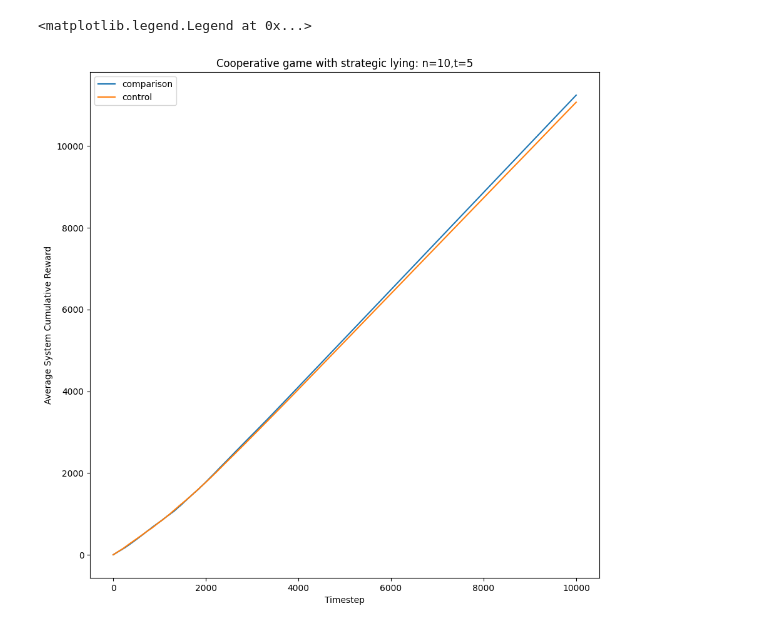
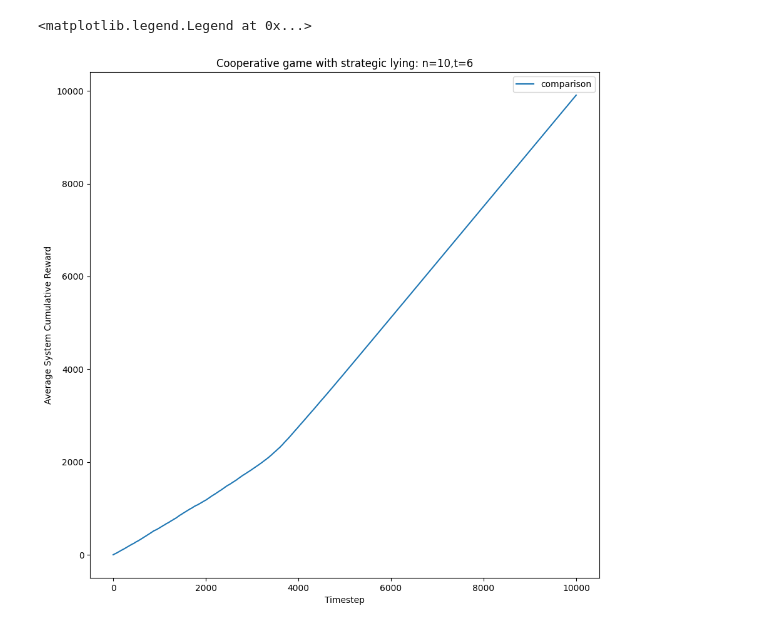
Before and after one commit to akhimoche/coop-form-marl, a Jupyter notebook: graph_test.ipynb, the cells around one changed output. Drawn from its saved outputs; the diff is of its cells as text; code cells hidden in the pictures.

```diff
--- a/graph_test.ipynb
+++ b/graph_test.ipynb
@@ -1,30 +1,29 @@
 # %%
 import matplotlib.pyplot as plt
 import numpy as np
 
 # set parameters
 n = 10
-t = 5
-div= 1001
+t = 6
 
 # load simulation results
-cum_rew_1 = np.load(f'data/comparison/n{n}t{t}div{div}_cum_rew.npy')
-cum_rew_2 = np.load(f'data/control/n{n}t{t}div{div}_cum_rew.npy')
+cum_rew_1 = np.load(f'data/comparison/n{n}t{t}_cum_rew.npy')
+#cum_rew_2 = np.load(f'data/control/n{n}t{t}div{div}_cum_rew.npy')
 
 # average over the simulations
 cum_rew_1 = np.mean(cum_rew_1, axis=0)
-cum_rew_2= np.mean(cum_rew_2, axis=0)
+#cum_rew_2= np.mean(cum_rew_2, axis=0)
 
 # plot cum rew graphs
 plt.title(f'Cooperative game with strategic lying: n={n},t={t}')
 plt.xlabel('Timestep')
 plt.ylabel('Average System Cumulative Reward')
 plt.plot(cum_rew_1, label='comparison')
-plt.plot(cum_rew_2, label='control')
+#plt.plot(cum_rew_2, label='control')
 fig = plt.gcf()
 fig.set_size_inches(10.5, 10.5)
 
 plt.legend()
 # %% [output]
 <matplotlib.legend.Legend at 0x...>
-[figure, old version]
+[figure, new version]
```
Also changed, not shown: parts of 2 cells of this notebook, 6 other files.
